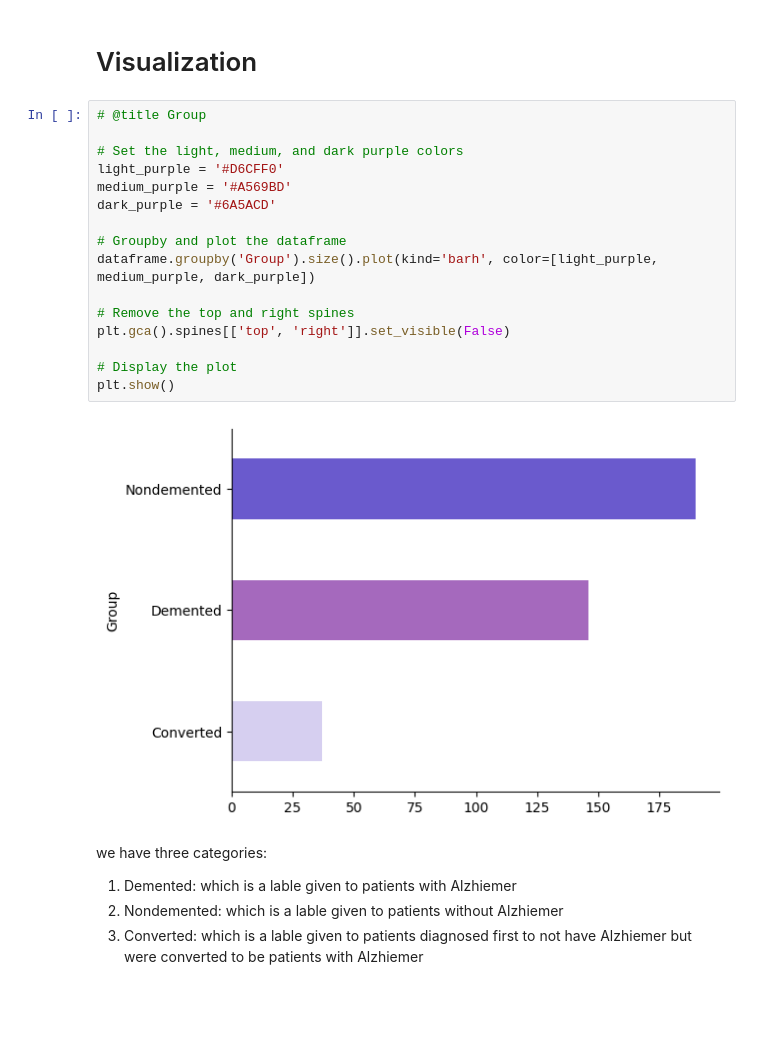
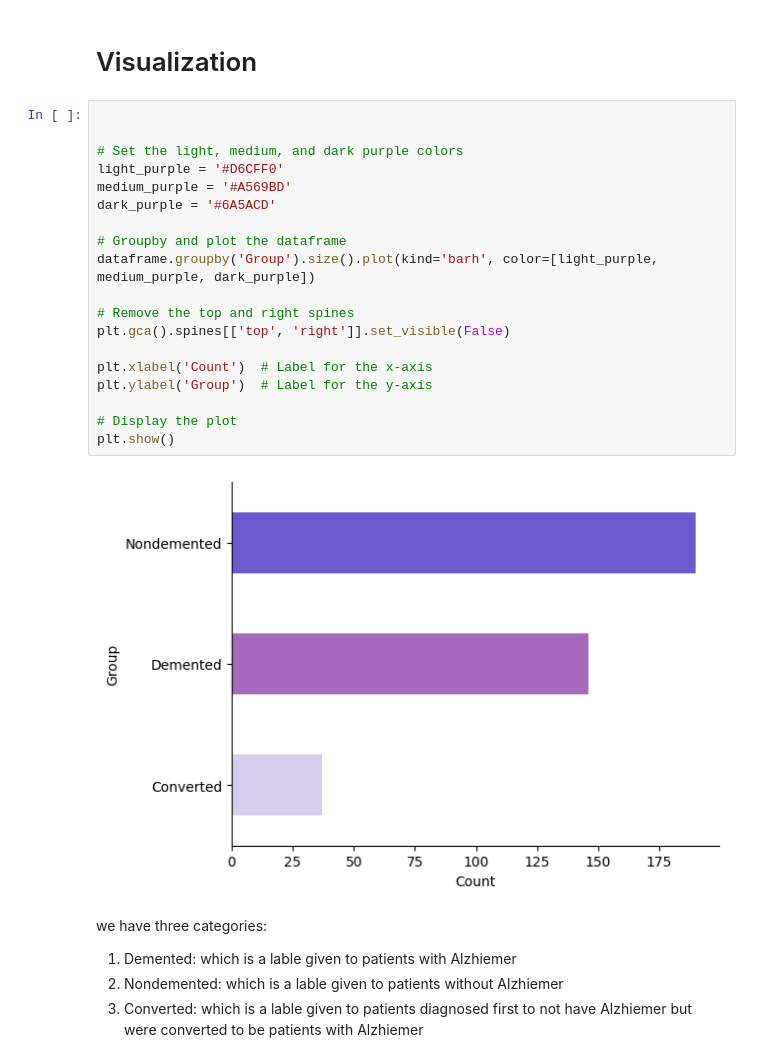
Before and after one commit to arwakhalidw/2024-GP-Group6, a Jupyter notebook: AlzheimerPredictor.ipynb, the cells around one changed output. Cells and saved outputs as stored; diff of their text form; blank space fills up the shorter version.

```diff
--- a/AlzheimerPredictor.ipynb
+++ b/AlzheimerPredictor.ipynb
@@ -94,23 +94,26 @@ dataframe.describe()
 # %% [markdown]
 # Visualization
 # %%
-# @title Group
+
 
 # Set the light, medium, and dark purple colors
 light_purple = '#D6CFF0'
 medium_purple = '#A569BD'
 dark_purple = '#6A5ACD'
 
 # Groupby and plot the dataframe
 dataframe.groupby('Group').size().plot(kind='barh', color=[light_purple, medium_purple, dark_purple])
 
 # Remove the top and right spines
 plt.gca().spines[['top', 'right']].set_visible(False)
 
+plt.xlabel('Count')  # Label for the x-axis
+plt.ylabel('Group')  # Label for the y-axis
+
 # Display the plot
 plt.show()
 # %% [output]
-[figure, old version]
+[figure, new version]
 # %% [markdown]
 we have three categories:
 1. Demented:
```
Also changed, not shown: parts of 32 cells of this notebook.
